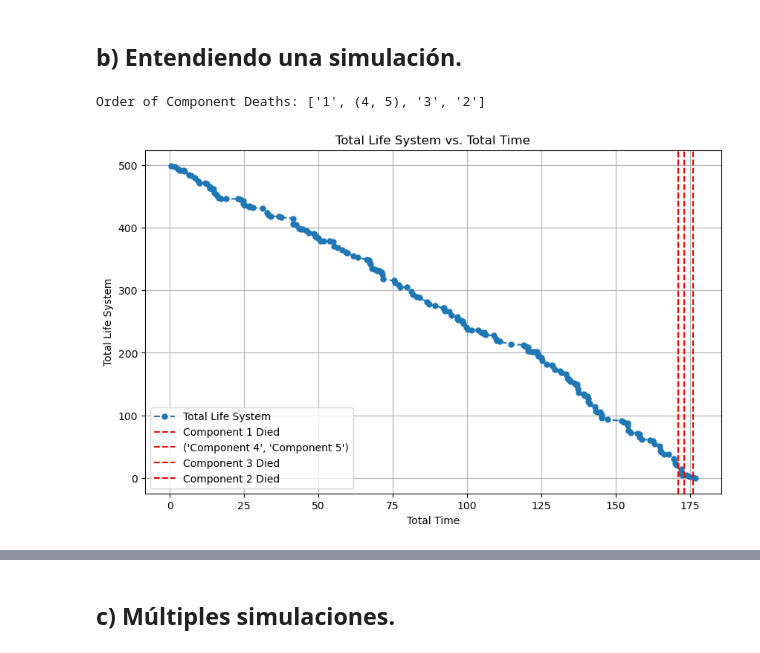
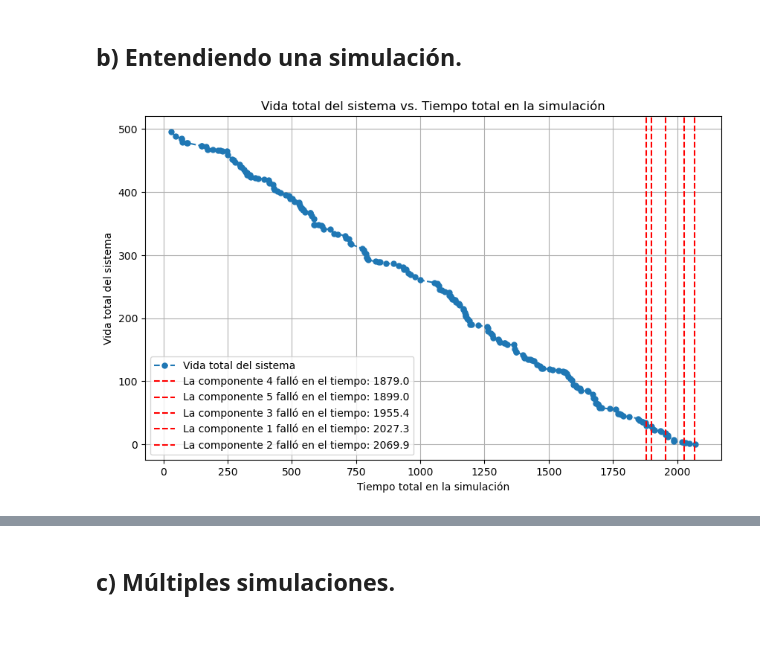
Before and after one commit to Darkrayyss/Certamen-1-MAT468-Diego-Astaburuaga, a Jupyter notebook: Entrega Certamen/Pregunta4.ipynb, the cells around one changed output, grey strips where cells are left out. Saved outputs shown, nothing was run; the diff lists cells and outputs as text; code cells hidden in the pictures.

```diff
--- a/Entrega Certamen/Pregunta4.ipynb
+++ b/Entrega Certamen/Pregunta4.ipynb
@@ -68,15 +66,20 @@ for i, alpha in enumerate(alpha_values):
         x = np.linspace(0, 1, 100)
         pdf = beta_distribution.pdf(x, alpha, beta)
 
-        # Calcula la media de la distribución Beta
+        # Calcula la media, mediana y varianza de la distribución Beta
         mean = alpha / (alpha + beta)
+        median = beta_distribution.median(alpha, beta)
+        variance = (alpha * beta) / ((alpha + beta)**2 * (alpha + beta + 1))
 
         # Grafica la PDF en el subplot correspondiente
-        ax.plot(x, pdf, label=f'Alpha={alpha:.2f}, Beta={beta:.2f}', color='blue')
+        ax.plot(x, pdf, label=f'alpha={alpha:.2f}, beta={beta:.2f}', color='blue')
         ax.axvline(x=mean, color='red', linestyle='--')
-        ax.text(mean, 4.1, f'Mean = {mean:.2f}', color='red', ha='center')
+        ax.axvline(x=median, color='purple', linestyle='-.')
+        ax.text(mean, 4.1, f'Media = {mean:.3f}', color='red', ha='center')
+        ax.text(median, 3.7, f'Mediana = {median:.3f}', color='purple', ha='center')
+        ax.text(1.05, 2, f'Varianza = {variance:.4f}', color='green', ha='center', va='center', rotation=-90)
         ax.set_xlabel('x')
-        ax.set_ylabel('PDF')
+        ax.set_ylabel('y')
         ax.grid(True)
         ax.legend()
 
@@ -227,7 +230,7 @@ def Simulation_to_df(lambda_param=1):
     df.fillna(0, inplace=True)
     return df
 # %%
-df = Simulation_to_df()
+df = Simulation_to_df(lambda_param=0.1)
 # %%
 df
 # %% [output]
@@ -250,62 +253,38 @@ df
 # Calculate the total life in each round
 df["Total Life System"] = df["Component Life 1"] + df["Component Life 2"] + df["Component Life 3"] + df["Component Life 4"] + df["Component Life 5"]
 
 # Create a list to keep track of components that have already died
 dead_components = []
 death_order = []
 
 # Create the plot
 plt.figure(figsize=(10, 6))
-plt.plot(df["Total Time"], df["Total Life System"], linestyle="--", marker="o", markersize=5, label="Total Life System")
-plt.xlabel("Total Time")
-plt.ylabel("Total Life System")
-plt.title("Total Life System vs. Total Time")
+plt.plot(df["Total Time"], df["Total Life System"], linestyle="--", marker="o", markersize=5, label="Vida total del sistema")
+plt.xlabel("Tiempo total en la simulación")
+plt.ylabel("Vida total del sistema")
+plt.title("Vida total del sistema vs. Tiempo total en la simulación")
 plt.grid(True)
 
 # Mark the moment when a component dies for the first time
 for index, row in df.iterrows():
     dead_components_this_round = []
     for i in range(1, 6):
         component = f"Component Life {i}"
         if row[component] == 0 and i not in dead_components:
             dead_components_this_round.append(i)
             dead_components.append(i)
 
     if dead_components_this_round:
         if len(dead_components_this_round) == 1:
-            death_text = f'Component {dead_components_this_round[0]} Died'
+            actual_time = valor_total_time = df.at[index, 'Total Time']
+            death_text = f'La componente {dead_components_this_round[0]} falló en el tiempo: {actual_time:.1f}'
         else:
-            death_text = tuple(f'Component {c}' for c in dead_components_this_round)
+            death_text = tuple(f'La componente {c}' for c in dead_components_this_round)
 
         death_order.extend(dead_components_this_round)
         plt.axvline(x=int(row["Total Time"]), color='red', linestyle='--', label=death_text)
 
 plt.legend()
-
-# Format the order of component deaths for printing
-formatted_order = []
-current_group = []
-
-for i, component in enumerate(death_order):
-    if i == 0:
-        current_group.append(component)
-    elif component == death_order[i - 1] + 1:
-        current_group.append(component)
-    else:
-        if len(current_group) == 1:
-            formatted_order.append(str(current_group[0]))
-        else:
-            formatted_order.append(tuple(current_group))
-        current_group = [component]
-
-if len(current_group) == 1:
-    formatted_order.append(str(current_group[0]))
-else:
-    formatted_order.append(tuple(current_group))
-
-# Display the order of component deaths
-print(f"Order of Component Deaths: {formatted_order}")
 plt.show()
 # %% [output]
-Order of Component Deaths: ['1', (4, 5), '3', '2']
-[figure, old version]
+[figure, new version]
```
Also changed, not shown: parts of 24 cells of this notebook, 9 other files.
